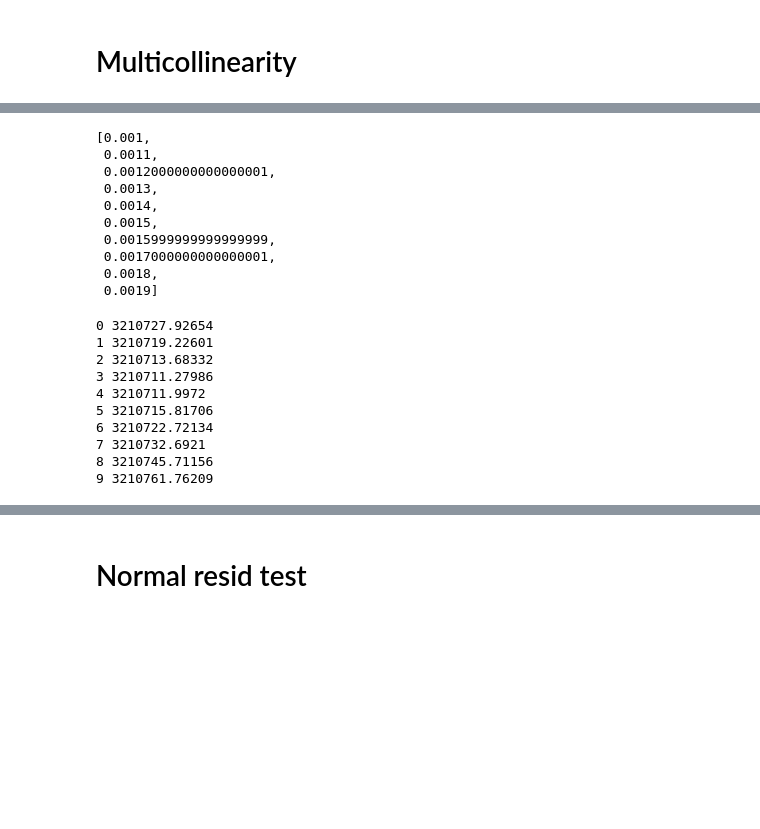
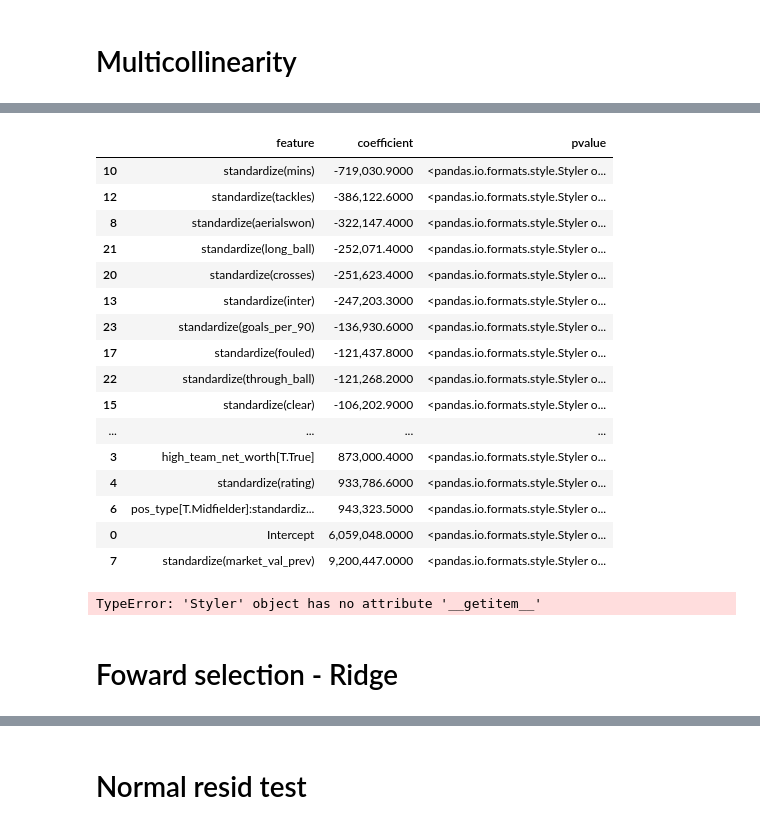
Before and after one commit to cphalpert/soccer-capstone, a Jupyter notebook: model/notebooks/Model1.ipynb, the cells around one changed output, grey strips where cells are left out. Drawn from its saved outputs; the diff is of its cells as text; code cells hidden in the pictures; blank space fills up the shorter version.

```diff
--- a/model/notebooks/Model1.ipynb
+++ b/model/notebooks/Model1.ipynb
@@ -95,0 +384,20 @@ import numpy as np
+# %%
+features
+# %% [output]
+|  | feature | coefficient | pvalue |
+| 10 | standardize(mins) | -719,030.9000 | <pandas.io.formats.style.Styler o... |
+| 12 | standardize(tackles) | -386,122.6000 | <pandas.io.formats.style.Styler o... |
+| 8 | standardize(aerialswon) | -322,147.4000 | <pandas.io.formats.style.Styler o... |
+| 21 | standardize(long_ball) | -252,071.4000 | <pandas.io.formats.style.Styler o... |
+| 20 | standardize(crosses) | -251,623.4000 | <pandas.io.formats.style.Styler o... |
+| 13 | standardize(inter) | -247,203.3000 | <pandas.io.formats.style.Styler o... |
+| 23 | standardize(goals_per_90) | -136,930.6000 | <pandas.io.formats.style.Styler o... |
+| 17 | standardize(fouled) | -121,437.8000 | <pandas.io.formats.style.Styler o... |
+| 22 | standardize(through_ball) | -121,268.2000 | <pandas.io.formats.style.Styler o... |
+| 15 | standardize(clear) | -106,202.9000 | <pandas.io.formats.style.Styler o... |
+| ... | ... | ... | ... |
+| 3 | high_team_net_worth[T.True] | 873,000.4000 | <pandas.io.formats.style.Styler o... |
+| 4 | standardize(rating) | 933,786.6000 | <pandas.io.formats.style.Styler o... |
+| 6 | pos_type[T.Midfielder]:standardiz... | 943,323.5000 | <pandas.io.formats.style.Styler o... |
+| 0 | Intercept | 6,059,048.0000 | <pandas.io.formats.style.Styler o... |
+| 7 | standardize(market_val_prev) | 9,200,447.0000 | <pandas.io.formats.style.Styler o... |
@@ -96,31 +407,5 @@ import numpy as np
 # %%
-
-tune_range
 # %% [output]
-[0.001,
- 0.0011,
- 0.0012000000000000001,
- 0.0013,
- 0.0014,
- 0.0015,
- 0.0015999999999999999,
- 0.0017000000000000001,
- 0.0018,
- 0.0019]
+TypeError: 'Styler' object has no attribute '__getitem__'
-# %%
-tune_range = [0, 0.0001, 0.0005, 0.001, .005, 0.01, 0.1, 0.2, 0.3, 0.5, 1.0, 2.0, 5.0]
-tune_range = [x / 10000. + 0.002 for x in range(10)]
-for i, tr in enumerate(tune_range):
-    reg_results, resid_v_actual_plot, actual_v_predicted_plot, cv_rmse = sm_ridge(X, Y, tr)
-    print i, np.mean(cv_rmse)
-# %% [output]
-0 3210727.92654
-1 3210719.22601
-2 3210713.68332
-3 3210711.27986
-4 3210711.9972
-5 3210715.81706
-6 3210722.72134
-7 3210732.6921
-8 3210745.71156
-9 3210761.76209
+# %% [markdown]
+# Foward selection - Ridge
```
Also changed, not shown: parts of 67 cells of this notebook, 3 other files.
